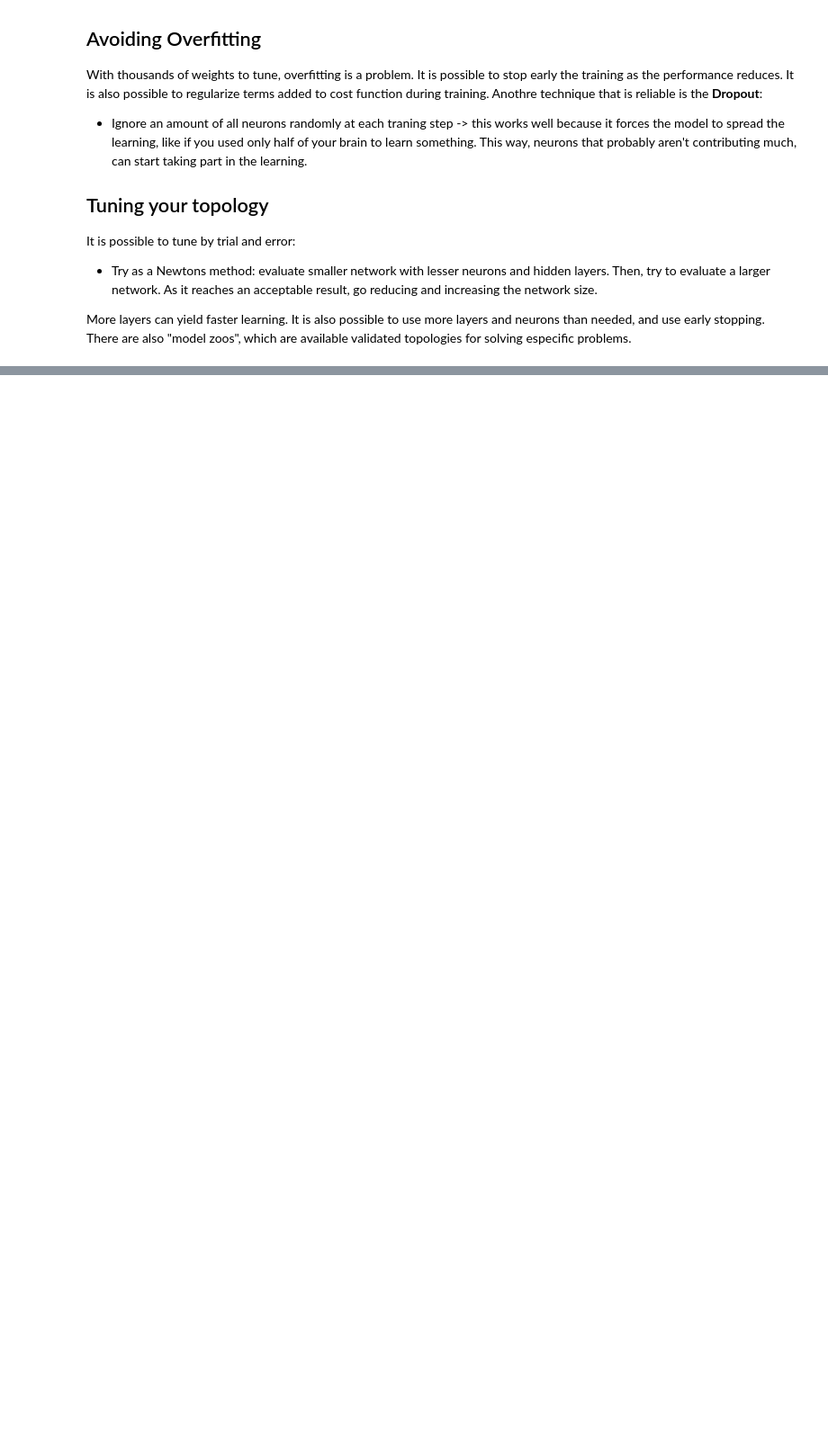
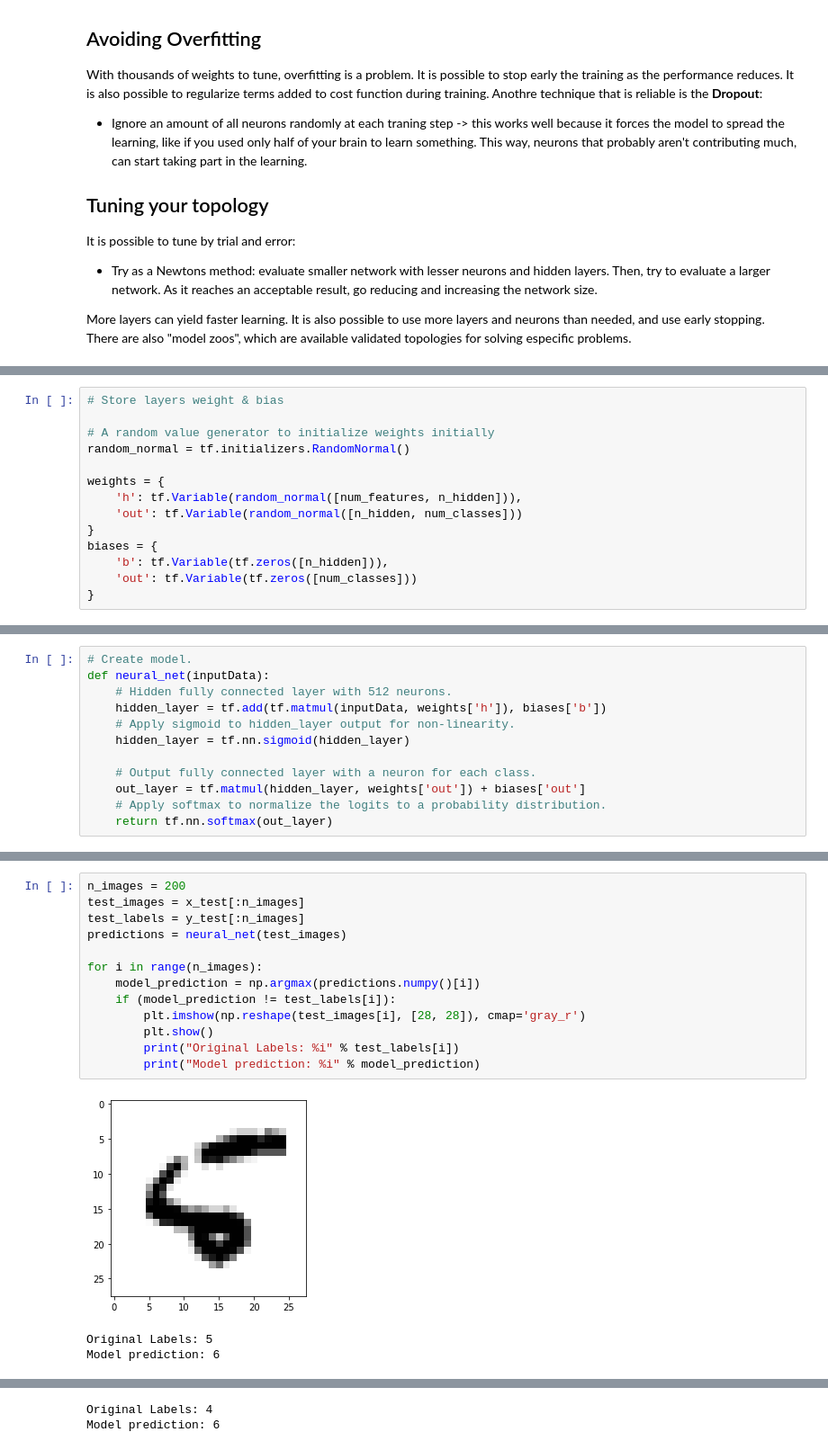
Before and after one commit to leodias-projects/DataScience-keras_tensorflow_course, a Jupyter notebook: tensorflow_lowlvl_api.ipynb, the cells around one changed output, grey strips where cells are left out. Shown at 90% size. Saved outputs shown, nothing was run; the diff lists cells and outputs as text; blank space fills up the shorter version.

```diff
--- a/tensorflow_lowlvl_api.ipynb
+++ b/tensorflow_lowlvl_api.ipynb
@@ -97,0 +244,14 @@ AttributeError: module 'tensorflow' has no attribute 'Variable'
+# %%
+# Store layers weight & bias
+
+# A random value generator to initialize weights initially
+random_normal = tf.initializers.RandomNormal()
+
+weights = {
+    'h': tf.Variable(random_normal([num_features, n_hidden])),
+    'out': tf.Variable(random_normal([n_hidden, num_classes]))
+}
+biases = {
+    'b': tf.Variable(tf.zeros([n_hidden])),
+    'out': tf.Variable(tf.zeros([num_classes]))
+}
@@ -97,0 +264,12 @@ AttributeError: module 'tensorflow' has no attribute 'Variable'
+# %%
+# Create model.
+def neural_net(inputData):
+    # Hidden fully connected layer with 512 neurons.
+    hidden_layer = tf.add(tf.matmul(inputData, weights['h']), biases['b'])
+    # Apply sigmoid to hidden_layer output for non-linearity.
+    hidden_layer = tf.nn.sigmoid(hidden_layer)
+
+    # Output fully connected layer with a neuron for each class.
+    out_layer = tf.matmul(hidden_layer, weights['out']) + biases['out']
+    # Apply softmax to normalize the logits to a probability distribution.
+    return tf.nn.softmax(out_layer)
@@ -97,0 +376,17 @@ AttributeError: module 'tensorflow' has no attribute 'Variable'
+# %%
+n_images = 200
+test_images = x_test[:n_images]
+test_labels = y_test[:n_images]
+predictions = neural_net(test_images)
+
+for i in range(n_images):
+    model_prediction = np.argmax(predictions.numpy()[i])
+    if (model_prediction != test_labels[i]):
+        plt.imshow(np.reshape(test_images[i], [28, 28]), cmap='gray_r')
+        plt.show()
+        print("Original Labels: %i" % test_labels[i])
+        print("Model prediction: %i" % model_prediction)
+# %% [output]
+[figure, added]
+Original Labels: 5
+Model prediction: 6
@@ -97,0 +394,2 @@ AttributeError: module 'tensorflow' has no attribute 'Variable'
+Original Labels: 4
+Model prediction: 6
```
Also changed, not shown: parts of 28 cells of this notebook.
